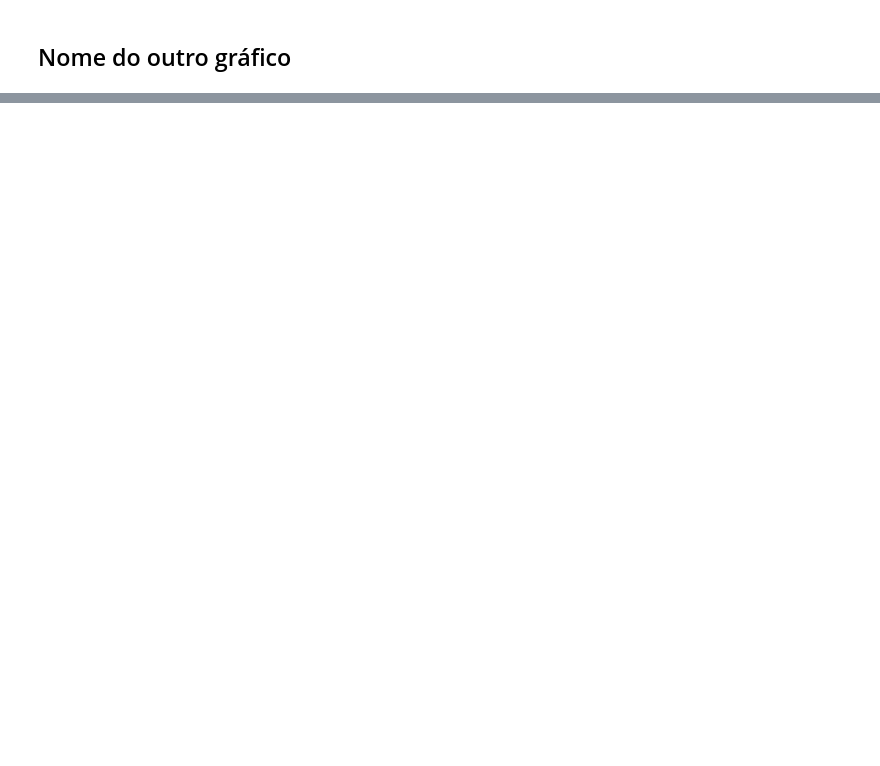
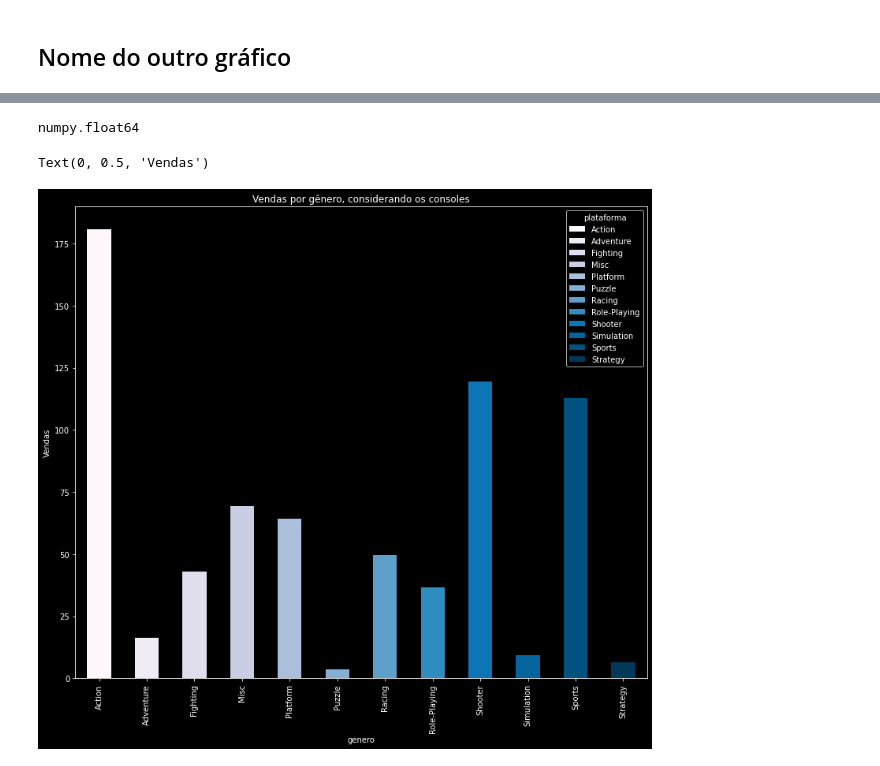
Before and after one commit to thiago9864/mineracao_dados, a Jupyter notebook: Trabalho_2_Mineração.ipynb, the cells around one changed output, grey strips where cells are left out. Saved outputs shown, nothing was run; the diff lists cells and outputs as text; code cells hidden in the pictures; blank space fills up the shorter version.

```diff
--- a/Trabalho_2_Mineração.ipynb
+++ b/Trabalho_2_Mineração.ipynb
@@ -183,0 +177,5 @@ sns.jointplot(x='avaliacao-criticos',y='avaliacao-usuarios',data=dados,
+# %%
+teste = dados.groupby(['genero','plataforma']).vendas.sum()
+type(teste.iloc[0])
+# %% [output]
+numpy.float64
@@ -183,0 +184,9 @@ sns.jointplot(x='avaliacao-criticos',y='avaliacao-usuarios',data=dados,
+# %%
+plt.style.use('dark_background')
+teste.unstack().plot(kind='bar',stacked=True, colormap= 'PuBu',
+                           grid=False,  figsize=(13,11))
+plt.title('Vendas por gênero, considerando os consoles')
+plt.ylabel('Vendas')
+# %% [output]
+Text(0, 0.5, 'Vendas')
+[figure, added]
```
Also changed, not shown: parts of 5 cells of this notebook.
